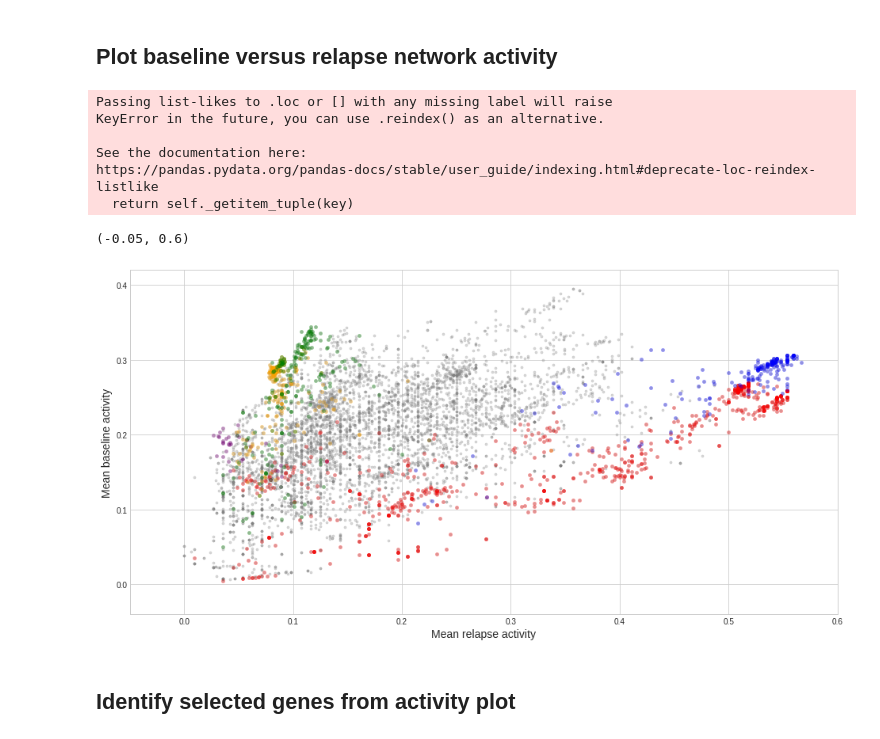
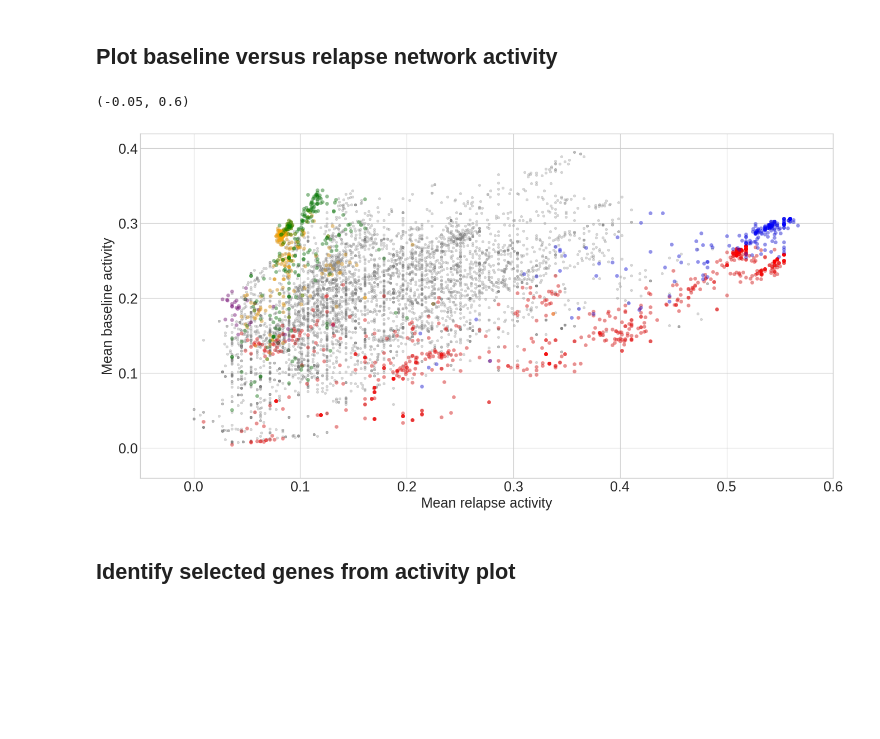
Before and after one commit to baliga-lab/miner3, a Jupyter notebook: miner/MINER_Figure_5.ipynb, the cells around one changed output. Cells and saved outputs as stored; diff of their text form; code cells hidden in the pictures; blank space fills up the shorter version.

Commit message:
verified figure 5 notebook

```diff
--- a/miner/MINER_Figure_5.ipynb
+++ b/miner/MINER_Figure_5.ipynb
@@ -100,6 +99,6 @@ filtered_causal_results = pd.read_csv(os.path.join(NETWORK_PATH,"filteredCausalR
 # %%
 # Load transcriptional programs
-transcriptional_programs = miner.read_json(os.path.join(NETWORK_PATH,'transcriptional_programs.json'))
+transcriptional_programs = miner.read_json(os.path.join(network_path,'transcriptional_programs.json'))
 program_list = [transcriptional_programs[str(key)] for key in range(len(transcriptional_programs.keys()))]
 # %%
 # Load transcriptional states
@@ -135,46 +137,53 @@ network_activity_underexpressed = miner.networkActivity(regulon_matrix=regulonDf
 # %%
 plt.figure(figsize=(16,8))
 plt.style.use('seaborn-whitegrid')
 
 baseline_activity = np.mean(network_activity_overexpressed.loc[:,baseline_patients],axis=1)
 relapse_activity = np.mean(network_activity_overexpressed.loc[:,relapse_patients],axis=1)
 
-baseline_activity_134 = np.mean(network_activity_overexpressed.loc[pr_genes[134],baseline_patients],axis=1)
-relapse_activity_134 = np.mean(network_activity_overexpressed.loc[pr_genes[134],relapse_patients],axis=1)
+baseline_activity_134 = np.mean(network_activity_overexpressed.loc[
+    miner.intersect(network_activity_overexpressed.index,pr_genes[134]),baseline_patients],axis=1)
+relapse_activity_134 = np.mean(network_activity_overexpressed.loc[
+    miner.intersect(network_activity_overexpressed.index,pr_genes[134]),relapse_patients],axis=1)
 
-baseline_activity_68 = np.mean(network_activity_overexpressed.loc[pr_genes[68],baseline_patients],axis=1)
-relapse_activity_68 = np.mean(network_activity_overexpressed.loc[pr_genes[68],relapse_patients],axis=1)
+baseline_activity_68 = np.mean(network_activity_overexpressed.loc[
+    miner.intersect(network_activity_overexpressed.index,pr_genes[68]),baseline_patients],axis=1)
+relapse_activity_68 = np.mean(network_activity_overexpressed.loc[
+    miner.intersect(network_activity_overexpressed.index,pr_genes[68]),relapse_patients],axis=1)
 
-baseline_activity_34 = np.mean(network_activity_overexpressed.loc[pr_genes[34],baseline_patients],axis=1)
-relapse_activity_34 = np.mean(network_activity_overexpressed.loc[pr_genes[34],relapse_patients],axis=1)
+baseline_activity_34 = np.mean(network_activity_overexpressed.loc[
+    miner.intersect(network_activity_overexpressed.index,pr_genes[34]),baseline_patients],axis=1)
+relapse_activity_34 = np.mean(network_activity_overexpressed.loc[
+    miner.intersect(network_activity_overexpressed.index,pr_genes[34]),relapse_patients],axis=1)
 
-baseline_activity_0 = np.mean(network_activity_overexpressed.loc[pr_genes[0],baseline_patients],axis=1)
-relapse_activity_0 = np.mean(network_activity_overexpressed.loc[pr_genes[0],relapse_patients],axis=1)
+baseline_activity_0 = np.mean(network_activity_overexpressed.loc[
+    miner.intersect(network_activity_overexpressed.index,pr_genes[0]),baseline_patients],axis=1)
+relapse_activity_0 = np.mean(network_activity_overexpressed.loc[
+    miner.intersect(network_activity_overexpressed.index,pr_genes[0]),relapse_patients],axis=1)
 
-baseline_activity_4 = np.mean(network_activity_overexpressed.loc[pr_genes[4],baseline_patients],axis=1)
-relapse_activity_4 = np.mean(network_activity_overexpressed.loc[pr_genes[4],relapse_patients],axis=1)
+baseline_activity_4 = np.mean(network_activity_overexpressed.loc[
+    miner.intersect(network_activity_overexpressed.index,pr_genes[4]),baseline_patients],axis=1)
+relapse_activity_4 = np.mean(network_activity_overexpressed.loc[
+    miner.intersect(network_activity_overexpressed.index,pr_genes[4]),relapse_patients],axis=1)
 
 
 plt.scatter(relapse_activity,baseline_activity,alpha=0.3,s=10,color="gray")
 plt.scatter(relapse_activity_134,baseline_activity_134,alpha=0.3,s=20,color="red")
 plt.scatter(relapse_activity_68,baseline_activity_68,alpha=0.3,s=20,color="blue")
 plt.scatter(relapse_activity_34,baseline_activity_34,alpha=0.3,s=20,color="purple")
 plt.scatter(relapse_activity_0,baseline_activity_0,alpha=0.3,s=20,color="orange")
 plt.scatter(relapse_activity_4,baseline_activity_4,alpha=0.3,s=20,color="green")
 
-plt.ylabel("Mean baseline activity",FontSize=14)
-plt.xlabel("Mean relapse activity",FontSize=14)
+plt.ylabel("Mean baseline activity",fontsize=18)
+plt.xlabel("Mean relapse activity",fontsize=18)
+plt.xticks(fontsize=18)
+plt.yticks(fontsize=18)
 plt.ylim(-0.04,0.42)
 plt.xlim(-0.05,0.6)
+#plt.savefig(os.path.join(resultsDirectory,"dotplot_relapse.pdf"),bbox_inches="tight")
 # %% [output]
-Passing list-likes to .loc or [] with any missing label will raise
-KeyError in the future, you can use .reindex() as an alternative.
-
-See the documentation here:
-https://pandas.pydata.org/pandas-docs/stable/user_guide/indexing.html#deprecate-loc-reindex-listlike
-  return self._getitem_tuple(key)
+(-0.05, 0.6)
-(-0.05, 0.6)
-[figure, old version]
+[figure, new version]
 # %% [markdown]
 ## Identify selected genes from activity plot
 # %%
```
Also changed, not shown: parts of 15 cells of this notebook.
